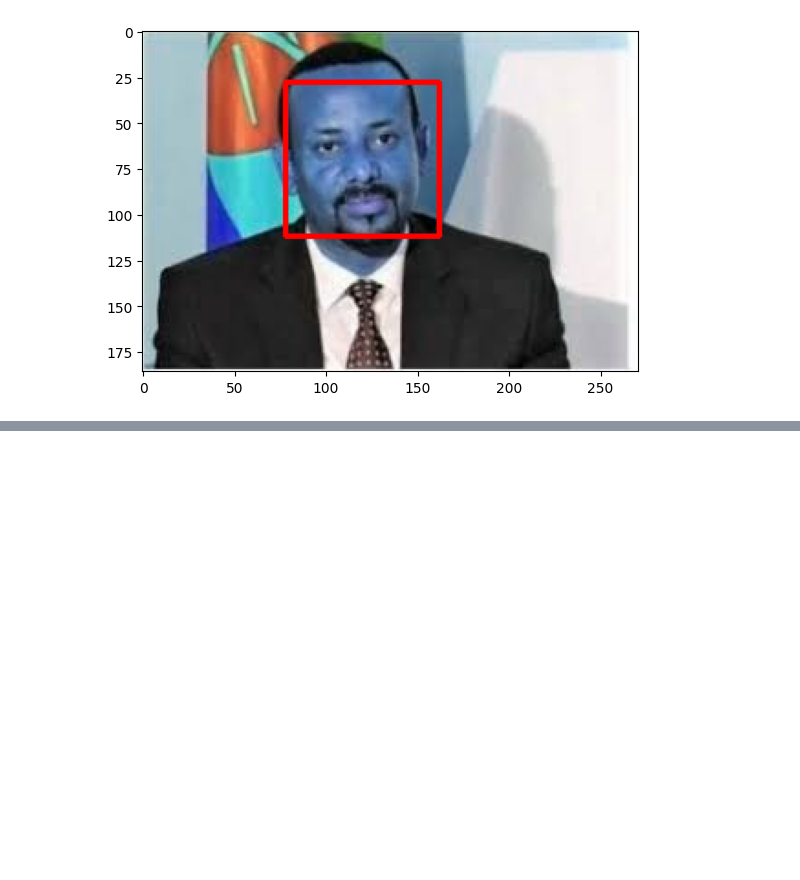
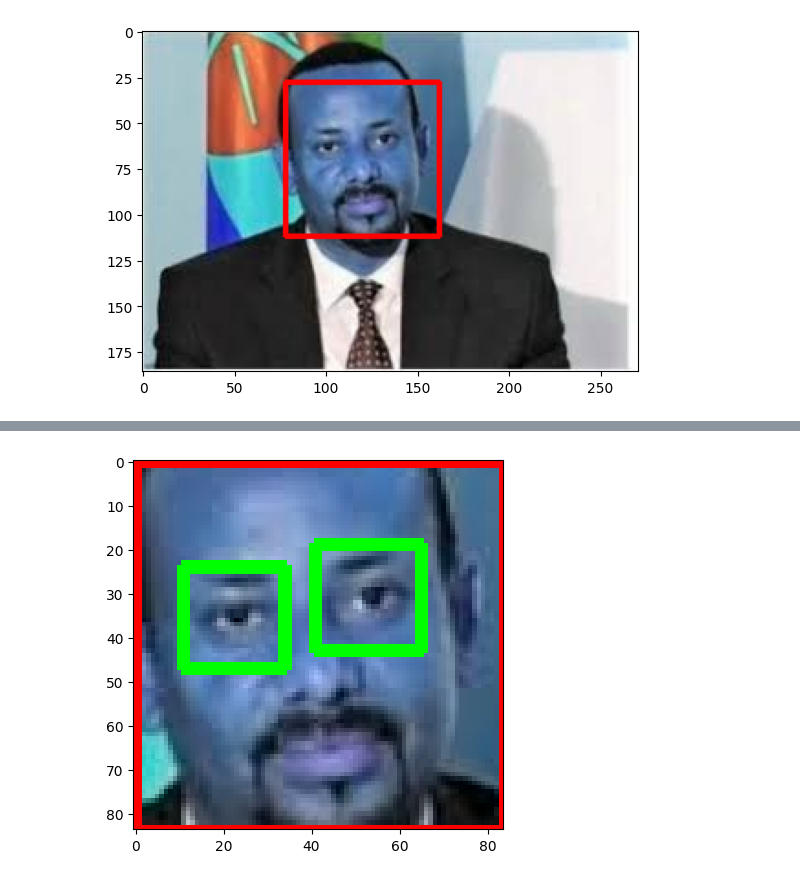
Before and after one commit to muhe-byte/Leaders_Image_Classification_Model, a Jupyter notebook: Cleaning & Modeling.ipynb, the cells around one changed output, grey strips where cells are left out. Drawn from its saved outputs; the diff is of its cells as text; code cells hidden in the pictures; blank space fills up the shorter version.

```diff
--- a/Cleaning & Modeling.ipynb
+++ b/Cleaning & Modeling.ipynb
@@ -66,0 +81,6 @@ plt.imshow(face_image) # show the image with the detected face highlighted using
+# %%
+%matplotlib inline
+plt.imshow(roi_color, cmap = 'gray')  # show the region of interest (ROI) for the detected face with detected eyes highlighted using matplotlib
+plt.show()
+# %% [output]
+[figure, added]
```
Also changed, not shown: parts of 11 cells of this notebook.
